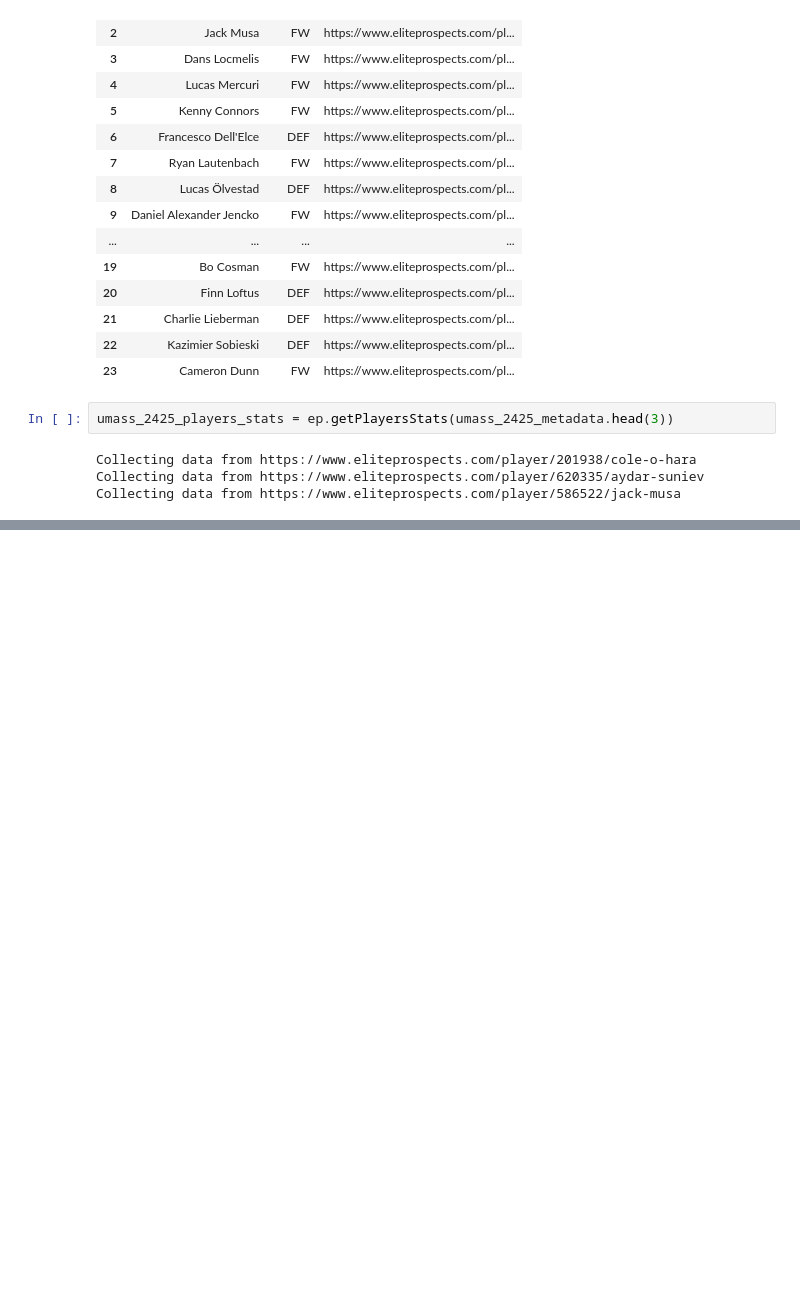
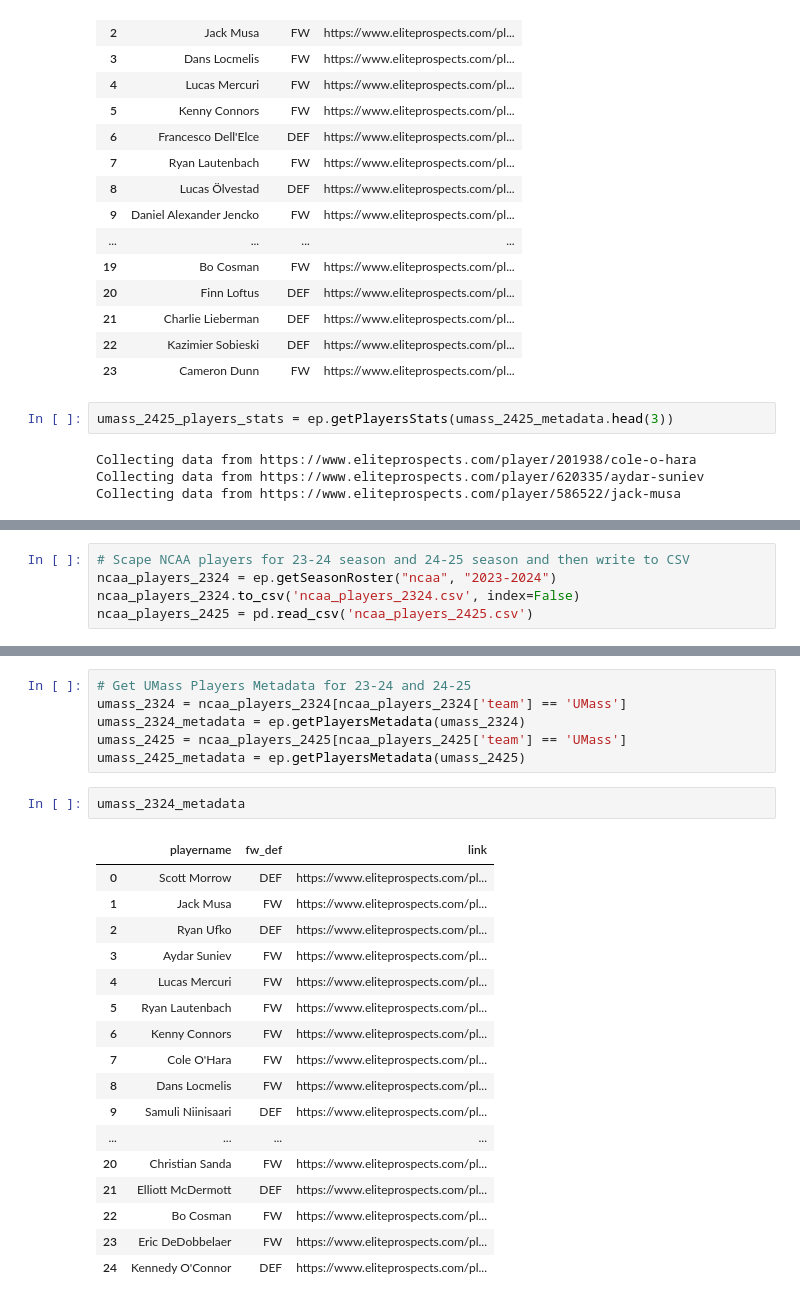
Before and after one commit to shigenogoro/NHL-Prospect-Predictor, a Jupyter notebook: eliteprospects_scraper/eliteprospects_scraper_test.ipynb, the cells around one changed output, grey strips where cells are left out. Saved outputs shown, nothing was run; the diff lists cells and outputs as text; blank space fills up the shorter version.

```diff
--- a/eliteprospects_scraper/eliteprospects_scraper_test.ipynb
+++ b/eliteprospects_scraper/eliteprospects_scraper_test.ipynb
@@ -99,0 +105,5 @@ umass_2425_players_stats
+# %%
+# Scape NCAA players for 23-24 season and 24-25 season and then write to CSV
+ncaa_players_2324 = ep.getSeasonRoster("ncaa", "2023-2024")
+ncaa_players_2324.to_csv('ncaa_players_2324.csv', index=False)
+ncaa_players_2425 = pd.read_csv('ncaa_players_2425.csv')
@@ -99,0 +130,26 @@ umass_2425_players_stats
+# %%
+# Get UMass Players Metadata for 23-24 and 24-25
+umass_2324 = ncaa_players_2324[ncaa_players_2324['team'] == 'UMass']
+umass_2324_metadata = ep.getPlayersMetadata(umass_2324)
+umass_2425 = ncaa_players_2425[ncaa_players_2425['team'] == 'UMass']
+umass_2425_metadata = ep.getPlayersMetadata(umass_2425)
+# %%
+umass_2324_metadata
+# %% [output]
+|  | playername | fw_def | link |
+| 0 | Scott Morrow | DEF | https://www.eliteprospects.com/pl... |
+| 1 | Jack Musa | FW | https://www.eliteprospects.com/pl... |
+| 2 | Ryan Ufko | DEF | https://www.eliteprospects.com/pl... |
+| 3 | Aydar Suniev | FW | https://www.eliteprospects.com/pl... |
+| 4 | Lucas Mercuri | FW | https://www.eliteprospects.com/pl... |
+| 5 | Ryan Lautenbach | FW | https://www.eliteprospects.com/pl... |
+| 6 | Kenny Connors | FW | https://www.eliteprospects.com/pl... |
+| 7 | Cole O'Hara | FW | https://www.eliteprospects.com/pl... |
+| 8 | Dans Locmelis | FW | https://www.eliteprospects.com/pl... |
+| 9 | Samuli Niinisaari | DEF | https://www.eliteprospects.com/pl... |
+| ... | ... | ... | ... |
+| 20 | Christian Sanda | FW | https://www.eliteprospects.com/pl... |
+| 21 | Elliott McDermott | DEF | https://www.eliteprospects.com/pl... |
+| 22 | Bo Cosman | FW | https://www.eliteprospects.com/pl... |
+| 23 | Eric DeDobbelaer | FW | https://www.eliteprospects.com/pl... |
+| 24 | Kennedy O'Connor | DEF | https://www.eliteprospects.com/pl... |
```
Also changed, not shown: parts of 11 cells of this notebook, 2 other files.
